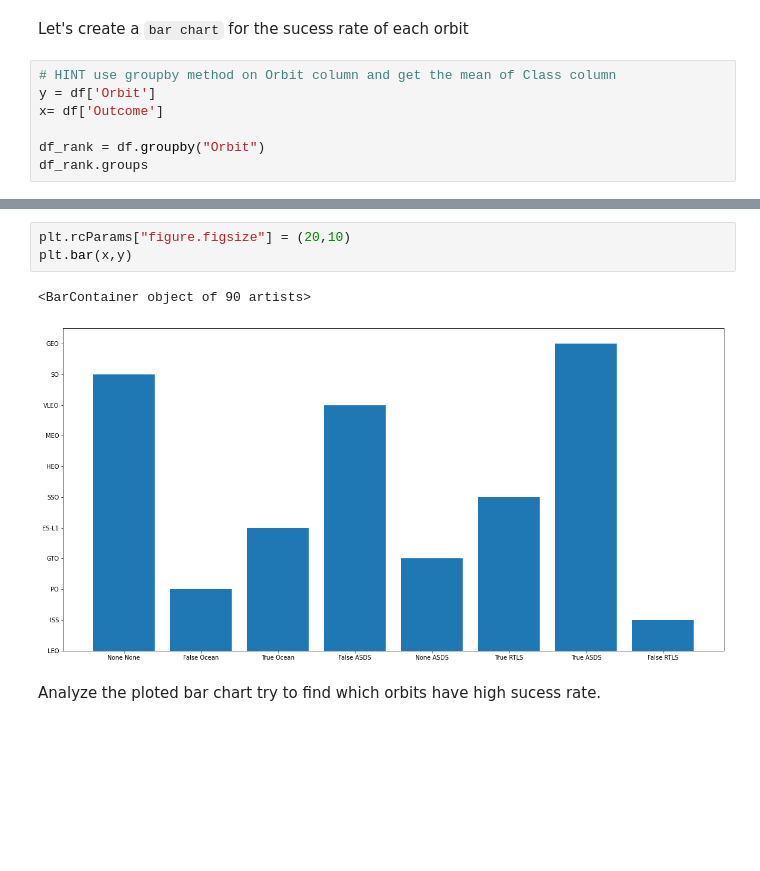
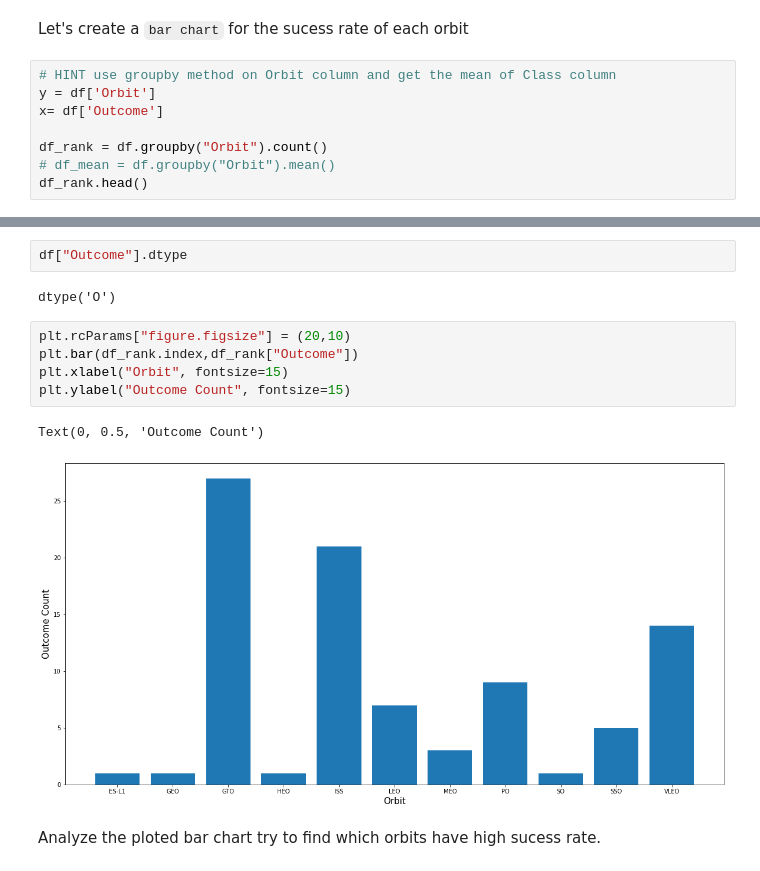
Before and after one commit to rdeek/EDA-with-visualization, a Jupyter notebook: Visualization Lab.ipynb, the cells around one changed output, grey strips where cells are left out. Saved outputs shown, nothing was run; the diff lists cells and outputs as text; blank space fills up the shorter version.

```diff
--- a/Visualization Lab.ipynb
+++ b/Visualization Lab.ipynb
@@ -120,6 +120,7 @@ Let's create a `bar chart` for the sucess rate of each orbit
 y = df['Orbit']
 x= df['Outcome']
 
-df_rank = df.groupby("Orbit")
-df_rank.groups
+df_rank = df.groupby("Orbit").count()
+# df_mean = df.groupby("Orbit").mean()
+df_rank.head()
 # %% [output]
@@ -127,9 +134,15 @@ df_rank.groups
+# %%
+df["Outcome"].dtype
+# %% [output]
+dtype('O')
 # %%
 plt.rcParams["figure.figsize"] = (20,10)
-plt.bar(x,y)
+plt.bar(df_rank.index,df_rank["Outcome"])
+plt.xlabel("Orbit", fontsize=15)
+plt.ylabel("Outcome Count", fontsize=15)
 # %% [output]
-<BarContainer object of 90 artists>
+Text(0, 0.5, 'Outcome Count')
-[figure, old version]
+[figure, new version]
 # %% [markdown]
 Analyze the ploted bar chart try to find which orbits have high sucess rate.
 # %% [markdown]
```
Also changed, not shown: parts of 1 cell of this notebook.
